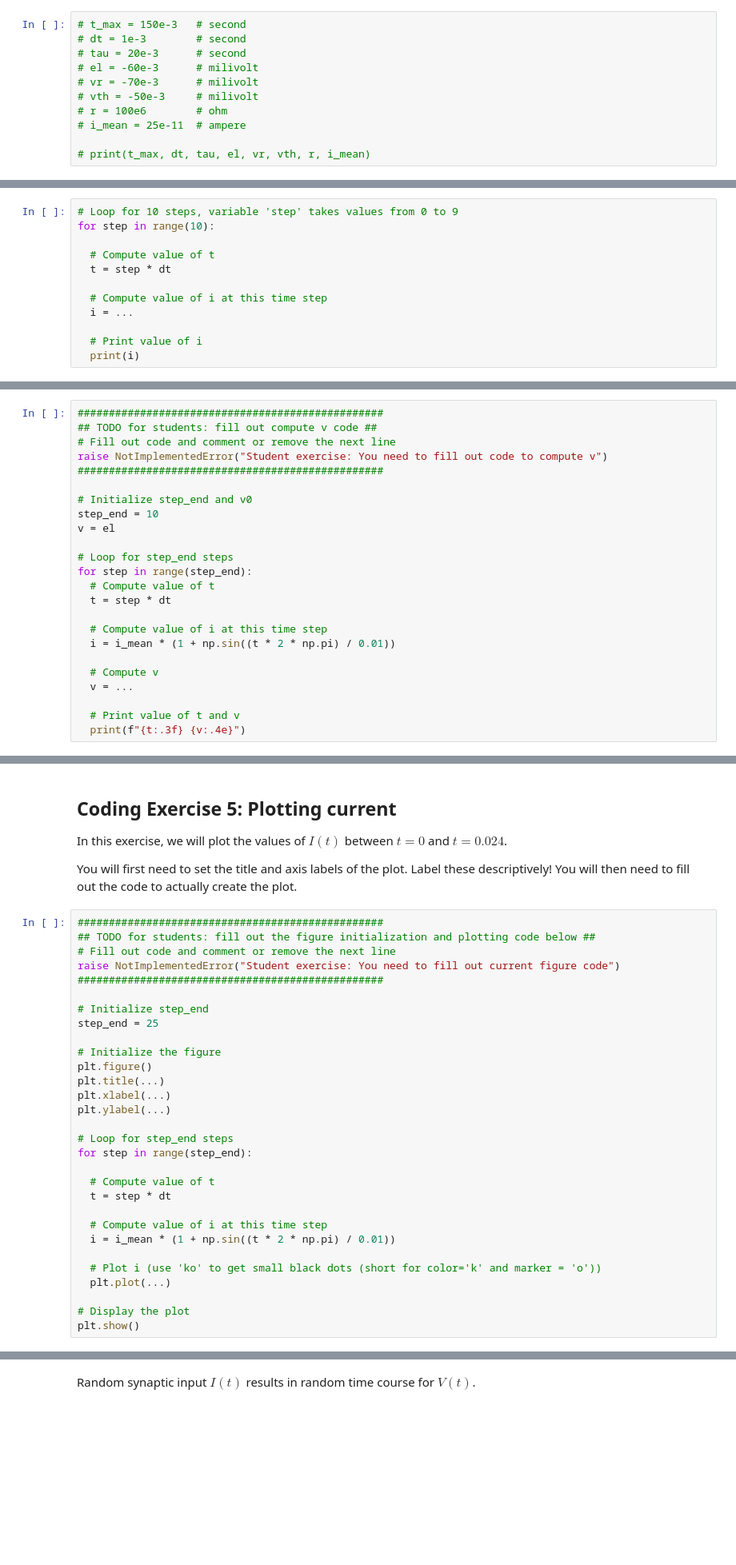
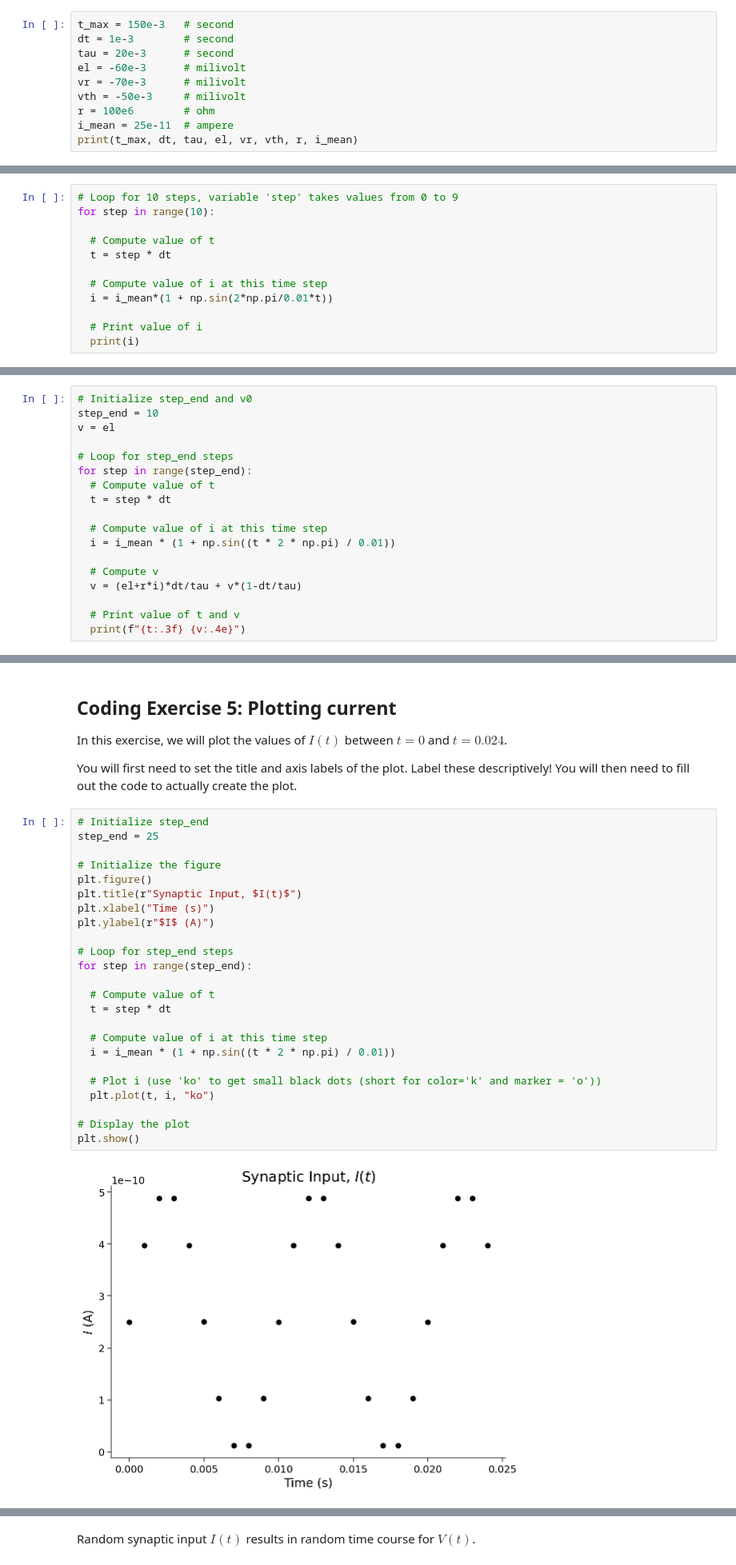
Before and after one commit to pranshumalik14/nma-compneurosci-2022, a Jupyter notebook: tutorials/lif_tut1.ipynb, the cells around one changed output, grey strips where cells are left out. Shown: that part at 80% size. Saved outputs shown, nothing was run; the diff lists cells and outputs as text; blank space fills up the shorter version.

```diff
--- a/tutorials/lif_tut1.ipynb
+++ b/tutorials/lif_tut1.ipynb
@@ -130,13 +125,12 @@ We start by defining and initializing the main simulation variables for our LIF
 
 In the code cell below, please modify the code to print the simulation parameters.
 # %%
-# t_max = 150e-3   # second
-# dt = 1e-3        # second
-# tau = 20e-3      # second
-# el = -60e-3      # milivolt
-# vr = -70e-3      # milivolt
-# vth = -50e-3     # milivolt
-# r = 100e6        # ohm
-# i_mean = 25e-11  # ampere
-
-# print(t_max, dt, tau, el, vr, vth, r, i_mean)
+t_max = 150e-3   # second
+dt = 1e-3        # second
+tau = 20e-3      # second
+el = -60e-3      # milivolt
+vr = -70e-3      # milivolt
+vth = -50e-3     # milivolt
+r = 100e6        # ohm
+i_mean = 25e-11  # ampere
+print(t_max, dt, tau, el, vr, vth, r, i_mean)
@@ -178,7 +174,7 @@ for step in range(10):
   t = step * dt
 
   # Compute value of i at this time step
-  i = ...
+  i = i_mean*(1 + np.sin(2*np.pi/0.01*t))
 
   # Print value of i
   print(i)
@@ -352,12 +374,6 @@ We need to reorganize the Eq. (1) to isolate $V\left(t+\Delta t\right)$ on the l
 V(t + \Delta t) =  V(t) + \frac{\Delta t}{\tau_m}(E_l -V(t) + R I(t))
 \end{equation}
 # %%
-#################################################
-## TODO for students: fill out compute v code ##
-# Fill out code and comment or remove the next line
-raise NotImplementedError("Student exercise: You need to fill out code to compute v")
-#################################################
-
 # Initialize step_end and v0
 step_end = 10
 v = el
@@ -371,7 +387,7 @@ for step in range(step_end):
   i = i_mean * (1 + np.sin((t * 2 * np.pi) / 0.01))
 
   # Compute v
-  v = ...
+  v = (el+r*i)*dt/tau + v*(1-dt/tau)
 
   # Print value of t and v
   print(f"{t:.3f} {v:.4e}")
@@ -460,35 +491,31 @@ In this exercise, we will plot the values of $I(t)$ between $t=0$ and $t=0.024$.
 
 You will first need to set the title and axis labels of the plot. Label these descriptively!  You will then need to fill out the code to actually create the plot.
 # %%
-#################################################
-## TODO for students: fill out the figure initialization and plotting code below ##
-# Fill out code and comment or remove the next line
-raise NotImplementedError("Student exercise: You need to fill out current figure code")
-#################################################
-
 # Initialize step_end
 step_end = 25
 
 # Initialize the figure
 plt.figure()
-plt.title(...)
-plt.xlabel(...)
-plt.ylabel(...)
+plt.title(r"Synaptic Input, $I(t)$")
+plt.xlabel("Time (s)")
+plt.ylabel(r"$I$ (A)")
 
 # Loop for step_end steps
 for step in range(step_end):
 
   # Compute value of t
   t = step * dt
 
   # Compute value of i at this time step
   i = i_mean * (1 + np.sin((t * 2 * np.pi) / 0.01))
 
   # Plot i (use 'ko' to get small black dots (short for color='k' and marker = 'o'))
-  plt.plot(...)
+  plt.plot(t, i, "ko")
 
 # Display the plot
 plt.show()
+# %% [output]
+[figure, added]
 # %% [markdown]
 [*Click for solution*](https://github.com/NeuromatchAcademy/precourse/tree/main//tutorials/W0D1_PythonWorkshop1/solutions/W0D1_Tutorial1_Solution_c15c544f.py)
 
```
Also changed, not shown: parts of 11 cells of this notebook.
